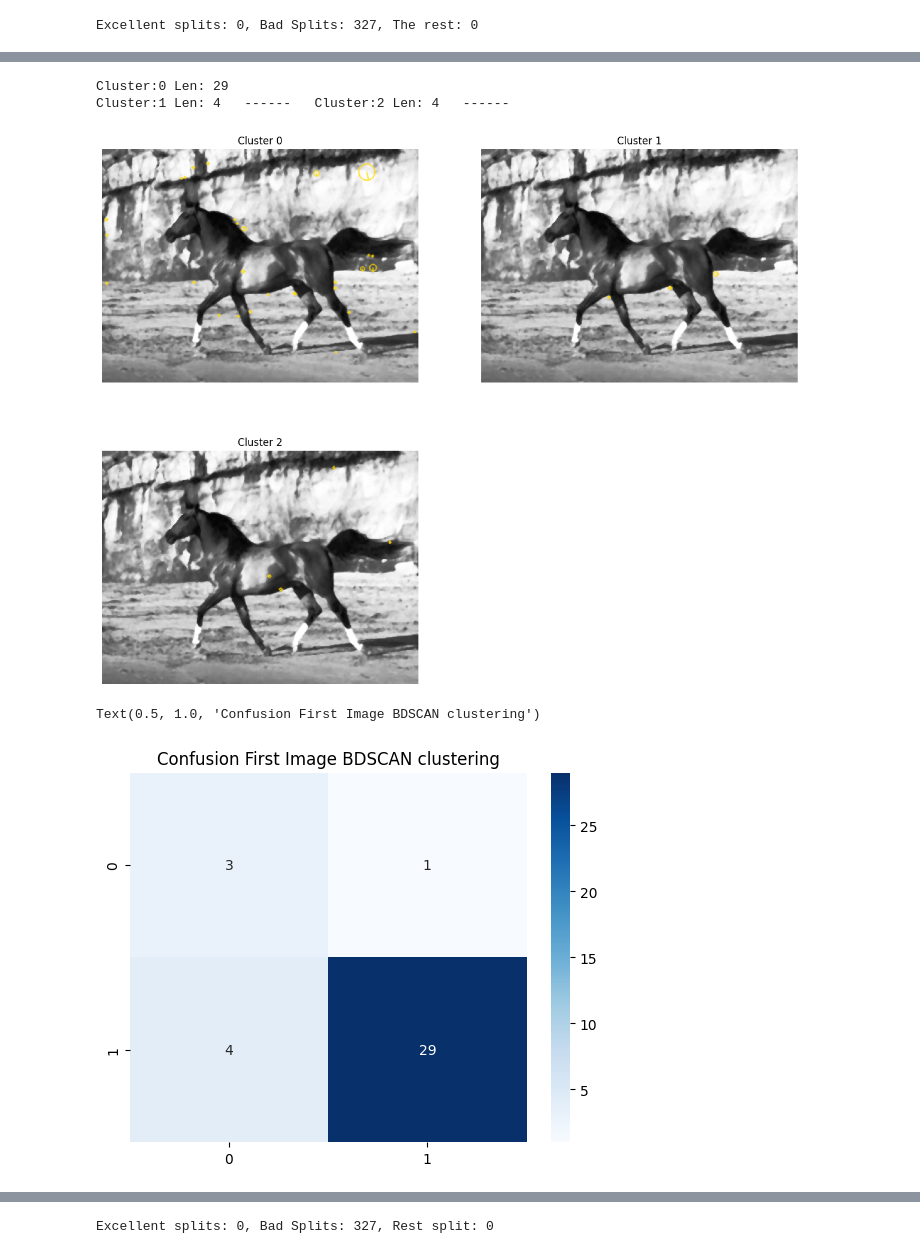
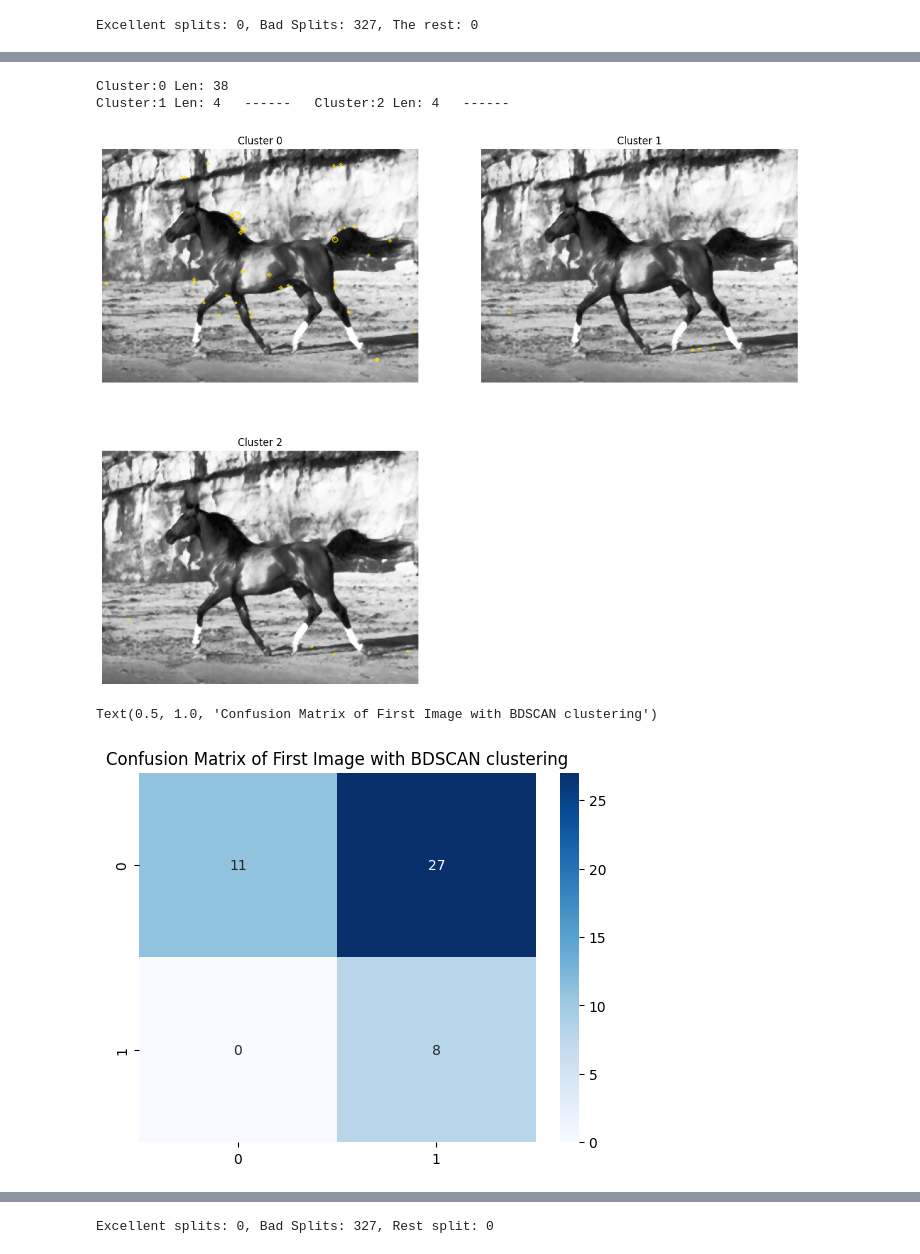
Before and after one commit to lesi-nedo/ISPR_assignments, a Jupyter notebook: Assignment_6_o_nedobiychuk.ipynb, the cells around one changed output, grey strips where cells are left out. Saved outputs shown, nothing was run; the diff lists cells and outputs as text; code cells hidden in the pictures.

```diff
--- a/Assignment_6_o_nedobiychuk.ipynb
+++ b/Assignment_6_o_nedobiychuk.ipynb
@@ -37,12 +37,11 @@ invGamma = 1.0 / gamma
 for ind,(filename,image) in enumerate(uploaded.items()):
   resized = cv2.resize(image, default_shape, interpolation=cv2.INTER_LANCZOS4) # all images are resized
 
-  # eq_img = cv2.equalizeHist(resized) # to improve contrast, I've done the histogram equalization
-  # mdb_img = cv2.medianBlur(eq_img, 3) # to reduce noise, I've blured the image
-  # table = np.array([((i / 255.0) ** invGamma) * 255 for i in np.arange(0,256)]).astype("uint8")
-  # gcor_img = cv2.LUT(mdb_img, table) #Computes the gamma correction of the image with the table
-  all_images[ind] = resized #gcor_img
-  uploaded[filename] = resized
+  eq_img = cv2.equalizeHist(resized) # to improve contrast, I've done the histogram equalization
+  mdb_img = cv2.medianBlur(eq_img, 3) # to reduce noise, I've blured the image
+  table = np.array([((i / 255.0) ** invGamma) * 255 for i in np.arange(0,256)]).astype("uint8")
+  gcor_img = cv2.LUT(mdb_img, table) #Computes the gamma correction of the image with the table
+  all_images[ind] = gcor_img
 
 
 cv2_imshow(all_images[0])
@@ -65,7 +64,7 @@ def norm_descriptors(desc):
   norms = np.linalg.norm(desc, axis=1, keepdims=True)
   norms[norms == 0] = 1e-8
   return desc / norms
-kp = None
+
 
 
 for gray in all_images:
@@ -228,5 +225,6 @@ plot_des(all_labels, 0, message='Image')
 # %%
 import math
+
 def plot_clust(first_labs, first_kp, image, labels_to_check, cols=2):
   first_kp = np.array(first_kp)
   first_labs = np.array(first_labs)
@@ -258,47 +256,47 @@ found_cl.remove(-1)
 plot_clust(all_labels[ind_image_to_an], all_kps[ind_image_to_an],
            all_images[ind_image_to_an], list(found_cl), cols=2)
 # %% [output]
-Cluster:0 Len: 29
+Cluster:0 Len: 38
 Cluster:1 Len: 4   ------   Cluster:2 Len: 4   ------
-[figure, old version]
+[figure, new version]
 # %%
 import seaborn as sns
 
-# We got 3 cluster, assume that the 3-th should represent the horse,
+# We got 3 cluster, assume that the firsth should represent the horse,
 # the rest are background
 def check_col_pt(horse_mask, kps, ind_clusters, indx):
   indx_kp = ind_clusters[indx]
   kp = kps[indx_kp]
-  return (horse_mask[int(kp.pt[1]), int(kp.pt[0])] != 0).all()
+  return (horse_mask[round(kp.pt[1]), round(kp.pt[0])] != 0).all()
 
 # cm[0,0] TP, cm[0,1] FP, cm[1, 0] FN, [1, 1] TN
 def comp_cm(labels_horse, horse_cl, ind_horse, kps, horse_mask ):
   ind_clusters = np.where(labels_horse != -1)[0]
   labels_img = labels_horse[ind_clusters]
   cm = np.zeros([2,2], dtype=np.uint32)
 
 
   for indx,sl in enumerate(labels_img):
     if sl == horse_cl:
 
       if check_col_pt(horse_mask, kps, ind_clusters, indx): # if 0 background, else horse
         cm[0, 0] += 1
       else:
         cm[0, 1] += 1
     else:
       if check_col_pt(horse_mask, kps, ind_clusters, indx):
         cm[1, 0] += 1
       else:
         cm[1, 1] += 1
   return cm
 
 horse_ind = 0
-cm = comp_cm(all_labels[horse_ind], 2, horse_ind, all_kps[horse_ind], horse_mask)
+cm = comp_cm(all_labels[horse_ind], 0, horse_ind, all_kps[horse_ind], horse_mask)
 sns.heatmap(cm, annot=True, cmap=plt.cm.Blues)
-plt.title("Confusion First Image BDSCAN clustering")
+plt.title("Confusion Matrix of First Image with BDSCAN clustering")
 # %% [output]
-Text(0.5, 1.0, 'Confusion First Image BDSCAN clustering')
+Text(0.5, 1.0, 'Confusion Matrix of First Image with BDSCAN clustering')
-[figure, old version]
+[figure, new version]
 # %%
 all_labels_mask = []
 for des in all_descriptors_masks:
```
Also changed, not shown: parts of 17 cells of this notebook.
